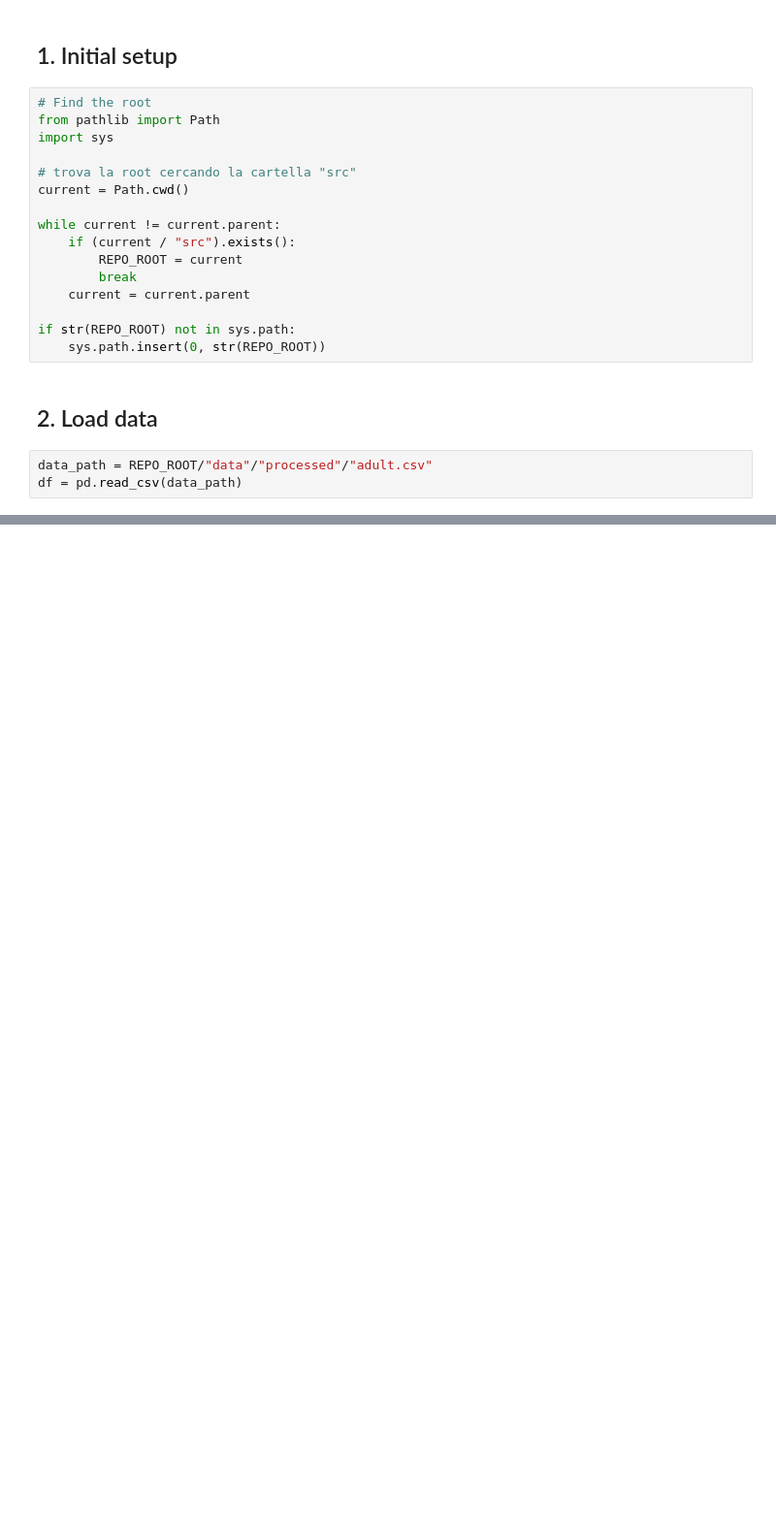
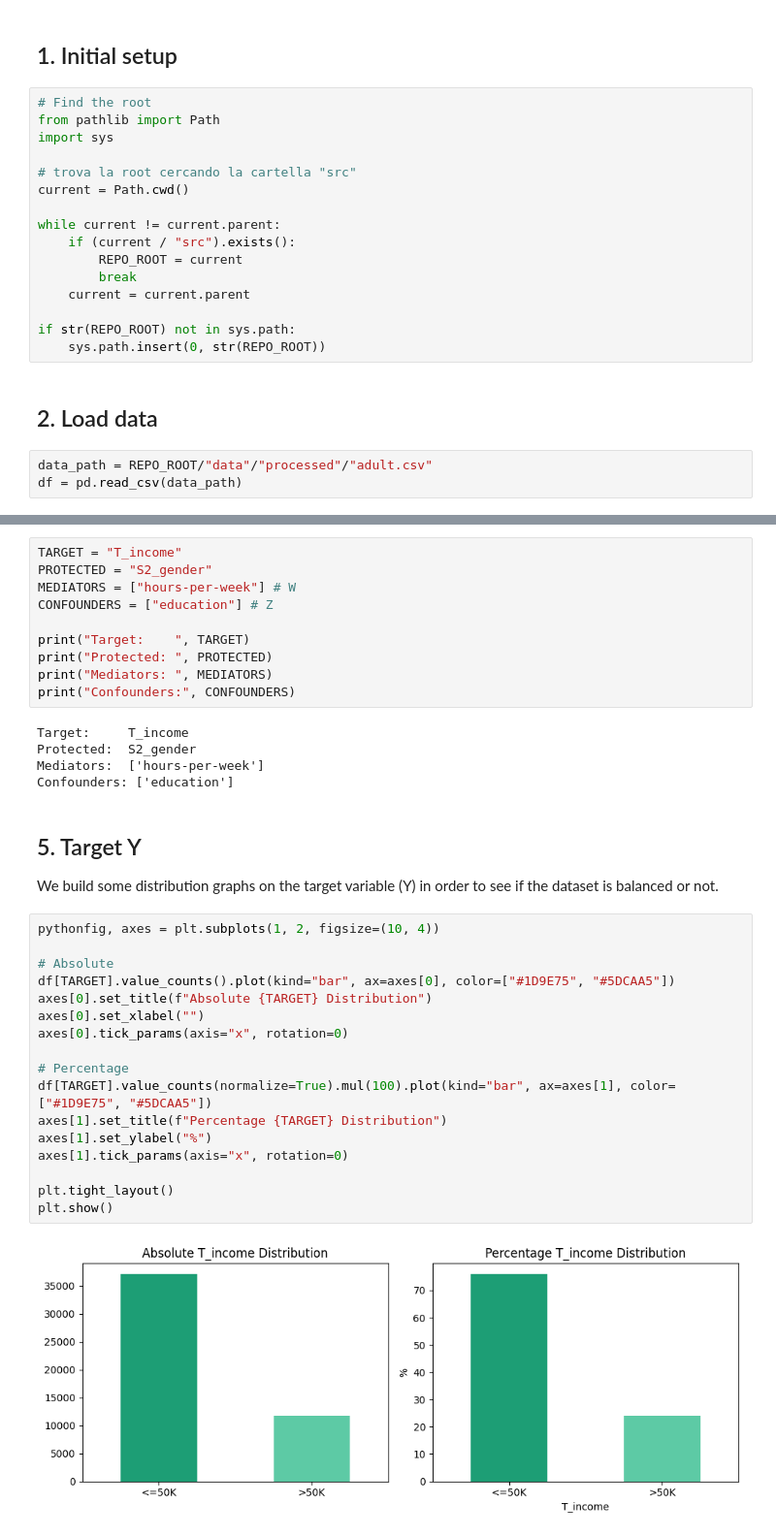
Before and after one commit to Erhtric/fairmind-causal-fairness-analysis, a Jupyter notebook: notebooks/soldani_task/1_adult_exploration.ipynb, the cells around one changed output, grey strips where cells are left out. Shown at 97% size. Cells and saved outputs as stored; diff of their text form; blank space fills up the shorter version.

Commit message:
ADDED: final exploratory analysis on adult dataset

```diff
--- a/notebooks/soldani_task/1_adult_exploration.ipynb
+++ b/notebooks/soldani_task/1_adult_exploration.ipynb
@@ -35,0 +74,37 @@ The first step is to explore the dataset in order to understand its structure an
+# %%
+TARGET = "T_income"
+PROTECTED = "S2_gender"
+MEDIATORS = ["hours-per-week"] # W
+CONFOUNDERS = ["education"] # Z
+
+print("Target:    ", TARGET)
+print("Protected: ", PROTECTED)
+print("Mediators: ", MEDIATORS)
+print("Confounders:", CONFOUNDERS)
+# %% [output]
+Target:     T_income
+Protected:  S2_gender
+Mediators:  ['hours-per-week']
+Confounders: ['education']
+# %% [markdown]
+## 5. Target Y
+We build some distribution graphs on the target variable (Y) in order to see if the dataset is balanced or not.
+# %%
+pythonfig, axes = plt.subplots(1, 2, figsize=(10, 4))
+
+# Absolute
+df[TARGET].value_counts().plot(kind="bar", ax=axes[0], color=["#1D9E75", "#5DCAA5"])
+axes[0].set_title(f"Absolute {TARGET} Distribution")
+axes[0].set_xlabel("")
+axes[0].tick_params(axis="x", rotation=0)
+
+# Percentage
+df[TARGET].value_counts(normalize=True).mul(100).plot(kind="bar", ax=axes[1], color=["#1D9E75", "#5DCAA5"])
+axes[1].set_title(f"Percentage {TARGET} Distribution")
+axes[1].set_ylabel("%")
+axes[1].tick_params(axis="x", rotation=0)
+
+plt.tight_layout()
+plt.show()
+# %% [output]
+[figure, added]
```
Also changed, not shown: parts of 9 cells of this notebook.
